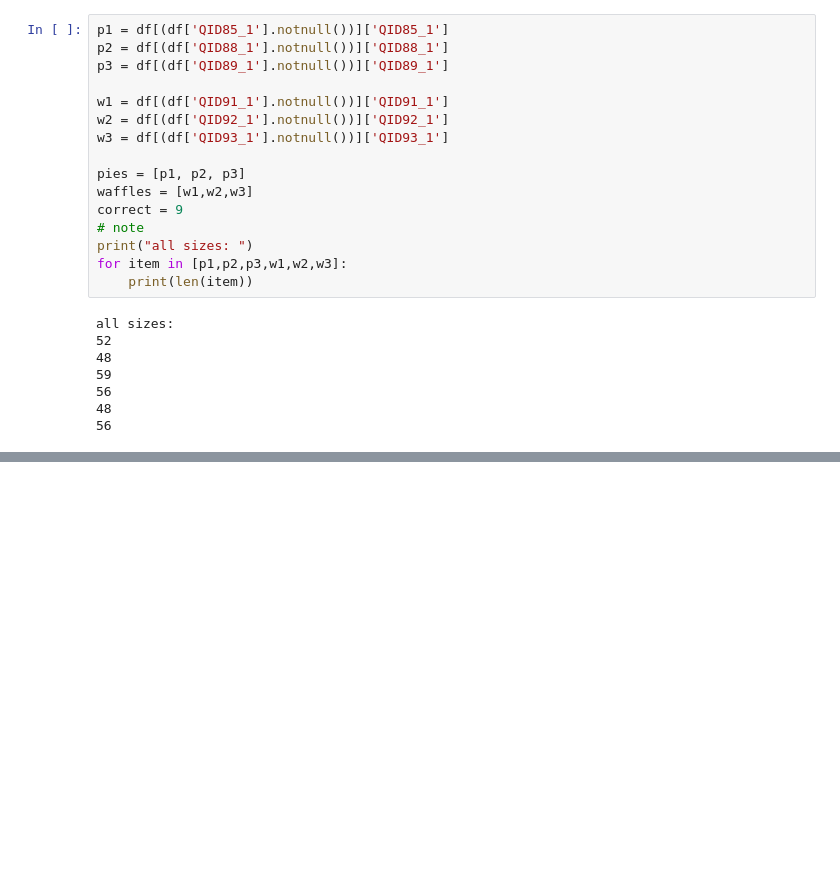
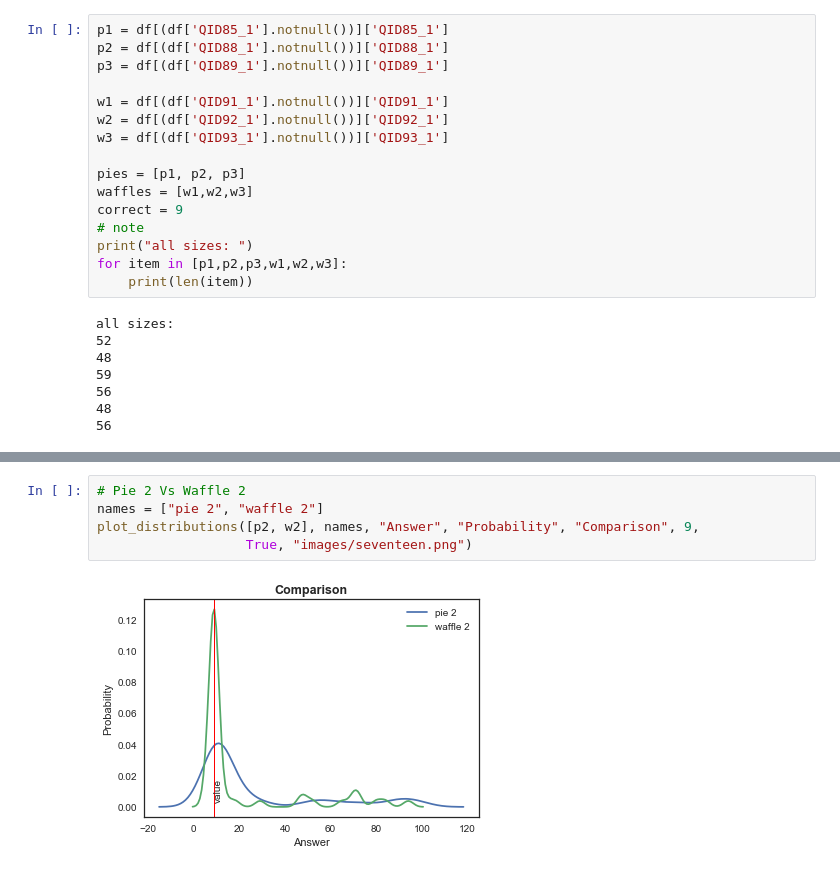
Before and after one commit to rodrigovaldes/data_viz_exp, a Jupyter notebook: Data Visualization Experiment_RVO.ipynb, the cells around one changed output, grey strips where cells are left out. Saved outputs shown, nothing was run; the diff lists cells and outputs as text; blank space fills up the shorter version.

```diff
--- a/Data Visualization Experiment_RVO.ipynb
+++ b/Data Visualization Experiment_RVO.ipynb
@@ -290,0 +299,7 @@ all sizes:
+# %%
+# Pie 2 Vs Waffle 2
+names = ["pie 2", "waffle 2"]
+plot_distributions([p2, w2], names, "Answer", "Probability", "Comparison", 9,
+                   True, "images/seventeen.png")
+# %% [output]
+[figure, added]
```
Also changed, not shown: parts of 5 cells of this notebook, 10 other files.
